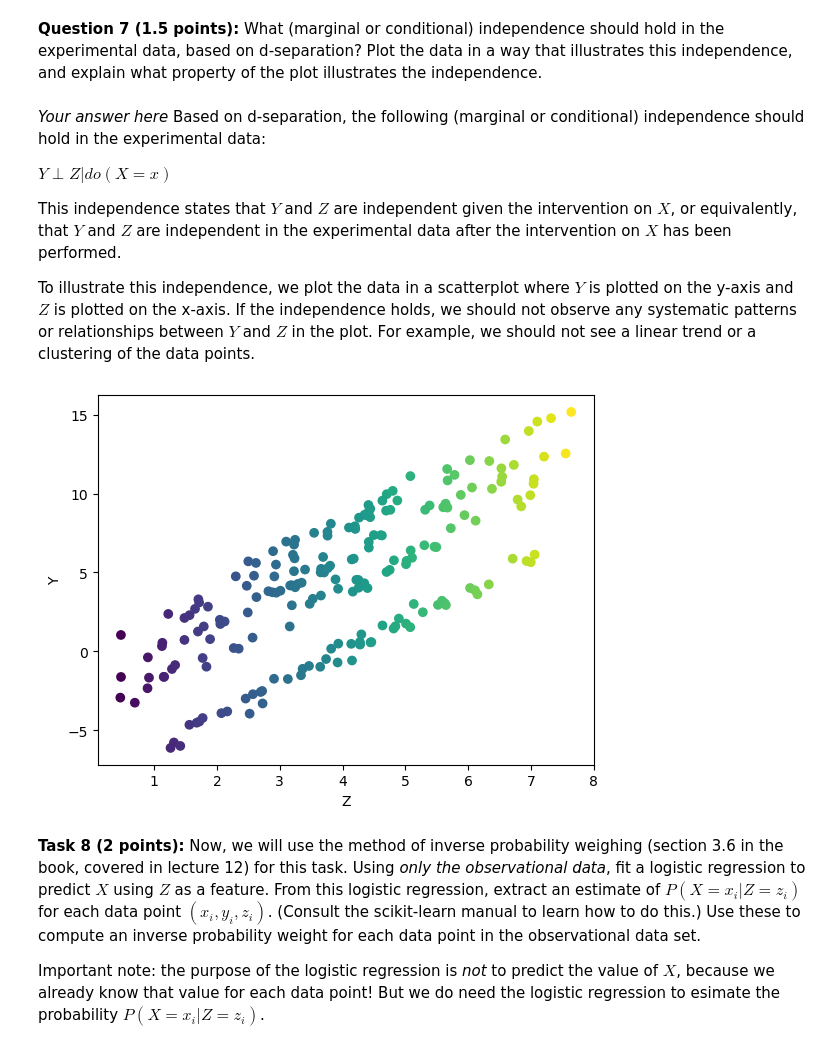
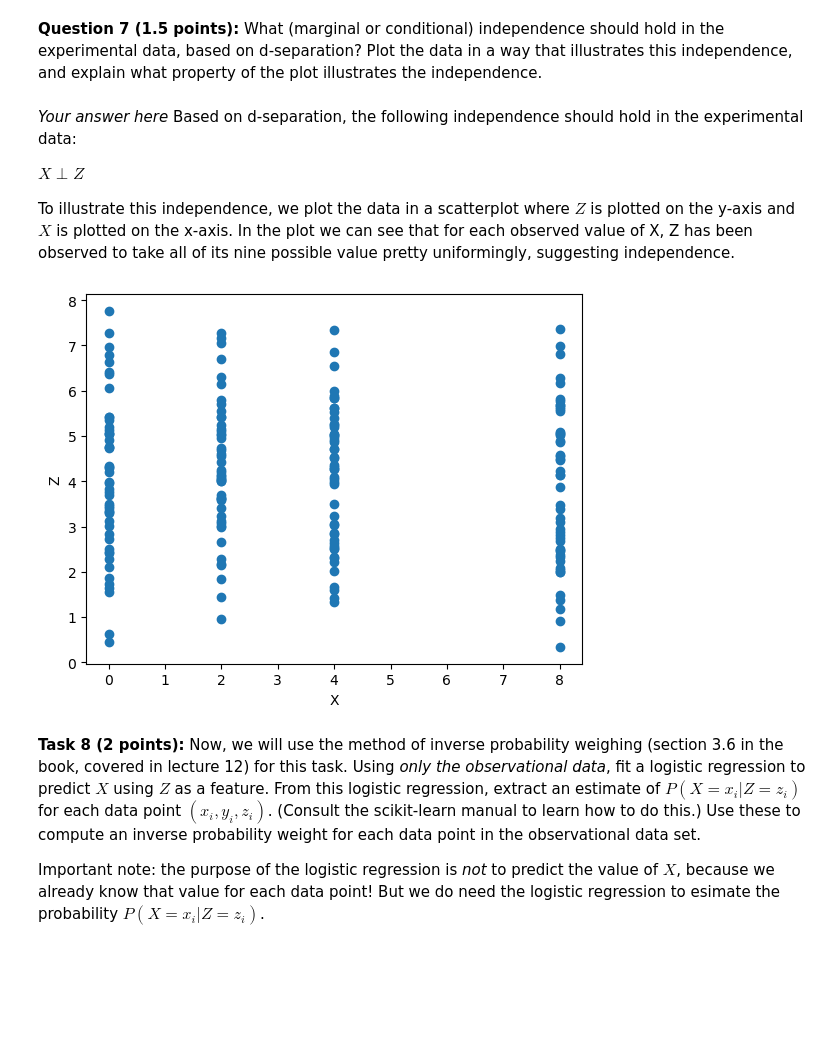
Before and after one commit to leonardocarboni/aml-carboni-bais, a Jupyter notebook: Assignment 3/bais_carboni.ipynb, the cells around one changed output. Cells and saved outputs as stored; diff of their text form; code cells hidden in the pictures; blank space fills up the shorter version.

```diff
--- a/Assignment 3/bais_carboni.ipynb
+++ b/Assignment 3/bais_carboni.ipynb
@@ -158,21 +156,19 @@ The conditional distribution that needs to stay the same between the observation
 **Question 7 (1.5 points):** What (marginal or conditional) independence should hold in the experimental data, based on d-separation? Plot the data in a way that illustrates this independence, and explain what property of the plot illustrates the independence.
 # %% [markdown]
 *Your answer here*
-Based on d-separation, the following (marginal or conditional) independence should hold in the experimental data:
+Based on d-separation, the following independence should hold in the experimental data:
 
-$Y \perp Z | do(X=x)$
+$X \perp Z $
 
-This independence states that $Y$ and $Z$ are independent given the intervention on $X$, or equivalently, that $Y$ and $Z$ are independent in the experimental data after the intervention on $X$ has been performed.
-
-To illustrate this independence, we plot the data in a scatterplot where $Y$ is plotted on the y-axis and $Z$ is plotted on the x-axis. If the independence holds, we should not observe any systematic patterns or relationships between $Y$ and $Z$ in the plot. For example, we should not see a linear trend or a clustering of the data points.
+To illustrate this independence, we plot the data in a scatterplot where $Z$ is plotted on the y-axis and $X$ is plotted on the x-axis. In the plot we can see that for each observed value of X, Z has been observed to take all of its nine possible value pretty uniformingly, suggesting independence.
 # %%
 # Your code here
-plt.scatter(z_exp, y_exp, c=z_exp)
-plt.xlabel('Z')
-plt.ylabel('Y')
+plt.scatter(x_exp, z_exp)
+plt.xlabel('X')
+plt.ylabel('Z')
 plt.show()
 # %% [output]
-[figure, old version]
+[figure, new version]
 # %% [markdown]
 **Task 8 (2 points):** Now, we will use the method of inverse probability weighing (section 3.6 in the book, covered in lecture 12) for this task. Using *only the observational data*, fit a logistic regression to predict $X$ using $Z$ as a feature. From this logistic regression, extract an estimate of $P(X=x_i|Z=z_i)$ for each data point $(x_i, y_i, z_i)$. (Consult the scikit-learn manual to learn how to do this.) Use these to compute an inverse probability weight for each data point in the observational data set.
 
```
Also changed, not shown: parts of 7 cells of this notebook.
